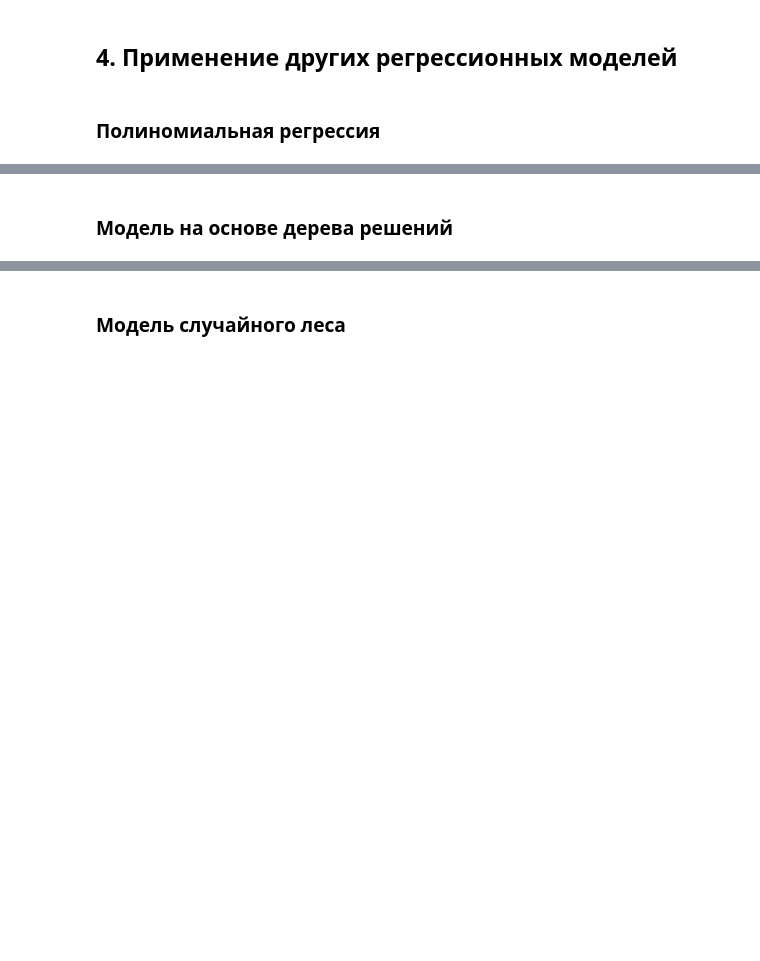
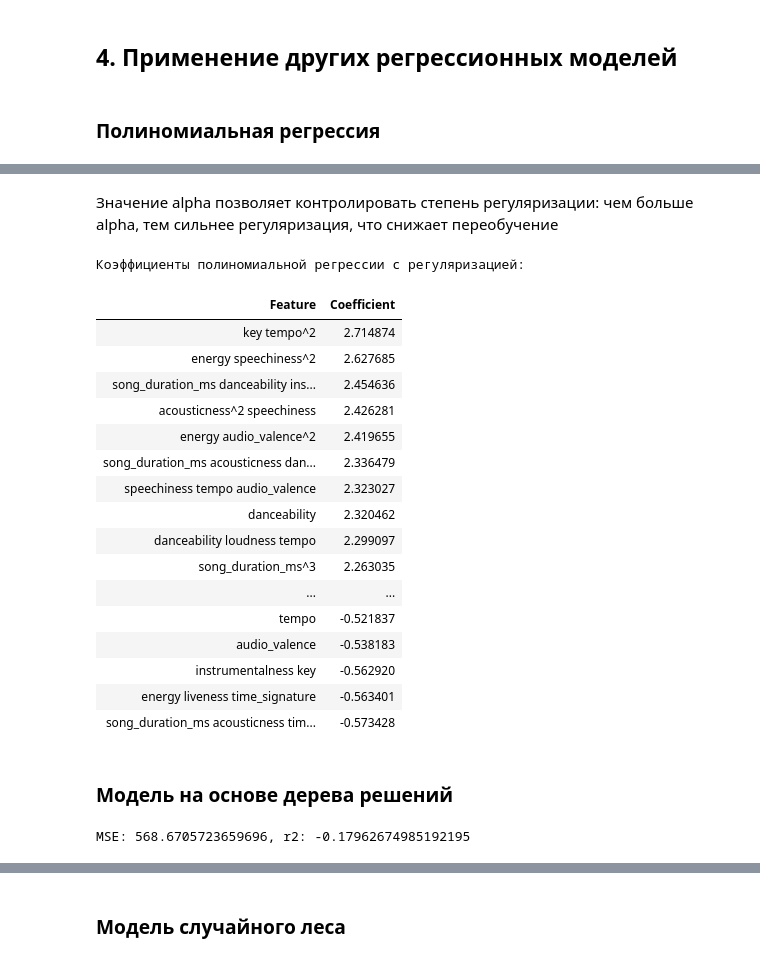
Before and after one commit to dushesk/analysis_n_ML, a Jupyter notebook: regression_analysis/regression_analysis.ipynb, the cells around one changed output, grey strips where cells are left out. Drawn from its saved outputs; the diff is of its cells as text; code cells hidden in the pictures; blank space fills up the shorter version.

```diff
--- a/regression_analysis/regression_analysis.ipynb
+++ b/regression_analysis/regression_analysis.ipynb
@@ -368,2 +456,49 @@ print(coefficients.sort_values('Coefficient', ascending=False))
+# %% [markdown]
+Значение alpha позволяет контролировать степень регуляризации: чем больше alpha, тем сильнее регуляризация, что снижает переобучение
+# %%
+# Применение полиномиальных преобразований
+X_train_poly = poly_features.fit_transform(X_train)
+X_test_poly = poly_features.transform(X_test)
+
+# Получение имен признаков из полиномиальных преобразований
+feature_names = poly_features.get_feature_names_out(X_train.columns)
+
+# Получение коэффициентов модели
+coefficients = pd.DataFrame({'Feature': feature_names, 'Coefficient': ridge.coef_}).sort_values(by='Coefficient', ascending=False)
+
+# Вывод коэффициентов
+print("\nКоэффициенты полиномиальной регрессии с регуляризацией:")
+html = coefficients.to_html(classes='table table-bordered table-striped', index=False)
+display(HTML(f'<div style="max-height: 300px; width: 450px; overflow-y: scroll;">{html}</div>'))
+# %% [output]
+Коэффициенты полиномиальной регрессии с регуляризацией:
+| Feature | Coefficient |
+| key tempo^2 | 2.714874 |
+| energy speechiness^2 | 2.627685 |
+| song_duration_ms danceability ins... | 2.454636 |
+| acousticness^2 speechiness | 2.426281 |
+| energy audio_valence^2 | 2.419655 |
+| song_duration_ms acousticness dan... | 2.336479 |
+| speechiness tempo audio_valence | 2.323027 |
+| danceability | 2.320462 |
+| danceability loudness tempo | 2.299097 |
+| song_duration_ms^3 | 2.263035 |
+| ... | ... |
+| tempo | -0.521837 |
+| audio_valence | -0.538183 |
+| instrumentalness key | -0.562920 |
+| energy liveness time_signature | -0.563401 |
+| song_duration_ms acousticness tim... | -0.573428 |
 # %% [markdown]
 ### Модель на основе дерева решений
+# %%
+tree_model = DecisionTreeRegressor(random_state=0)
+tree_model.fit(X_train, y_train)
+
+# прогноз и оценка модели
+y_pred_tree = tree_model.predict(X_test)
+mse_tree = mean_squared_error(y_test, y_pred_tree)
+r2_tree = r2_score(y_test, y_pred_tree)
+print(f"MSE: {mse_tree}, r2: {r2_tree}")
+# %% [output]
+MSE: 568.6705723659696, r2: -0.17962674985192195
```
Also changed, not shown: parts of 10 cells of this notebook.
